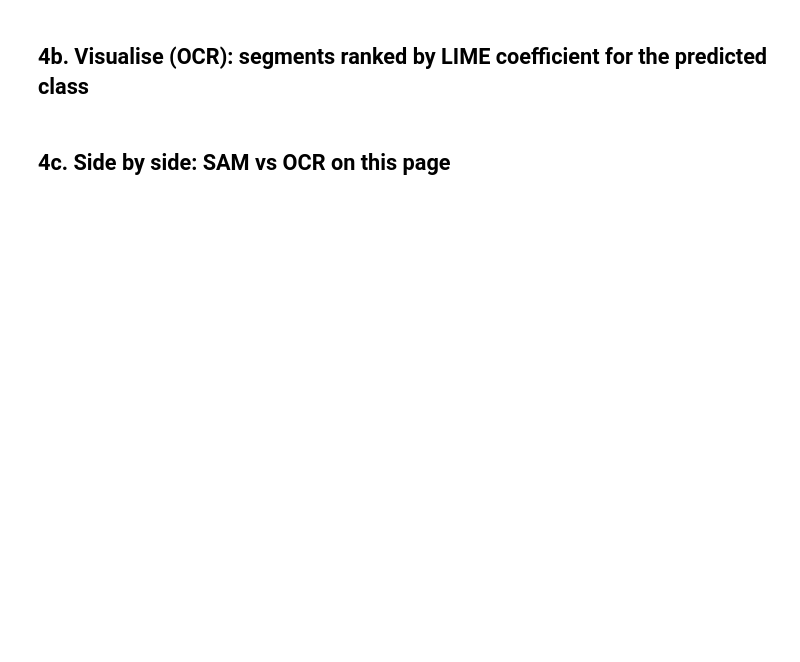
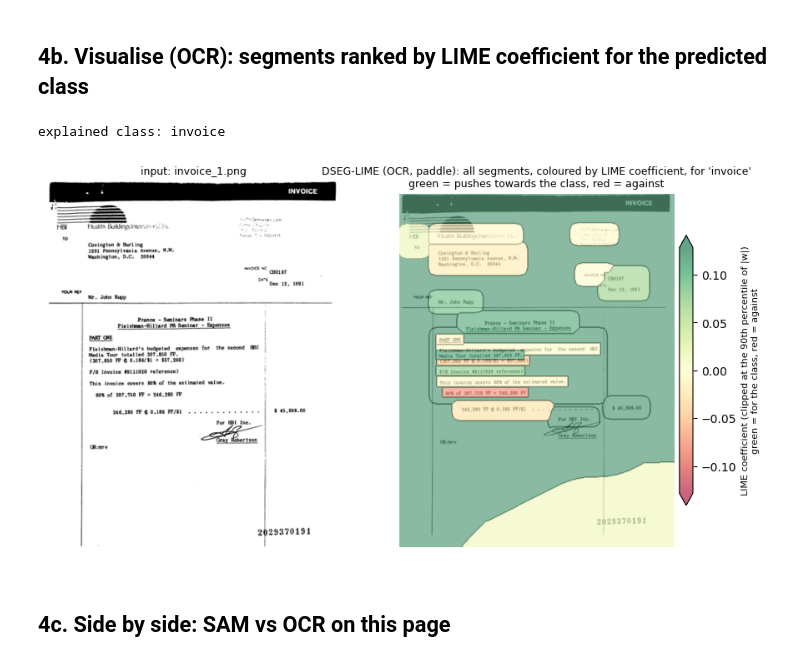
Before and after one commit to EmanuelaBoros/dseg-lime, a Jupyter notebook: notebooks/dseg_lime_rvlcdip_resnet.ipynb, the cells around one changed output. Drawn from its saved outputs; the diff is of its cells as text; code cells hidden in the pictures; blank space fills up the shorter version.

```diff
--- a/notebooks/dseg_lime_rvlcdip_resnet.ipynb
+++ b/notebooks/dseg_lime_rvlcdip_resnet.ipynb
@@ -205,11 +234,14 @@ print(f"OCR ({BACKEND}): {time.time() - t0:.0f}s, {len(np.unique(exp_ocr.segment
 # %%
 label_ocr = exp_ocr.top_labels[0]
 print("explained class:", id2label[int(label_ocr)])
 fig, ax = plt.subplots(1, 2, figsize=(10, 7))
 ax[0].imshow(image); ax[0].set_title(f"input: {name}", fontsize=9); ax[0].axis("off")
 show(exp_ocr, image, label_ocr, ax=ax[1], cbar=True)
-ax[1].set_title(f"DSEG-LIME (OCR, {BACKEND}): 8 strongest segments for '{id2label[int(label_ocr)]}'\ngreen = pushes towards the class, red = against", fontsize=9)
+ax[1].set_title(f"DSEG-LIME (OCR, {BACKEND}): all segments, coloured by LIME coefficient, for '{id2label[int(label_ocr)]}'\ngreen = pushes towards the class, red = against", fontsize=9)
 plt.show()
+# %% [output]
+explained class: invoice
+[figure, added]
 # %% [markdown]
 ## 4c. Side by side: SAM vs OCR on this page
 # %%
```
Also changed, not shown: parts of 13 cells of this notebook, 2 other files.
